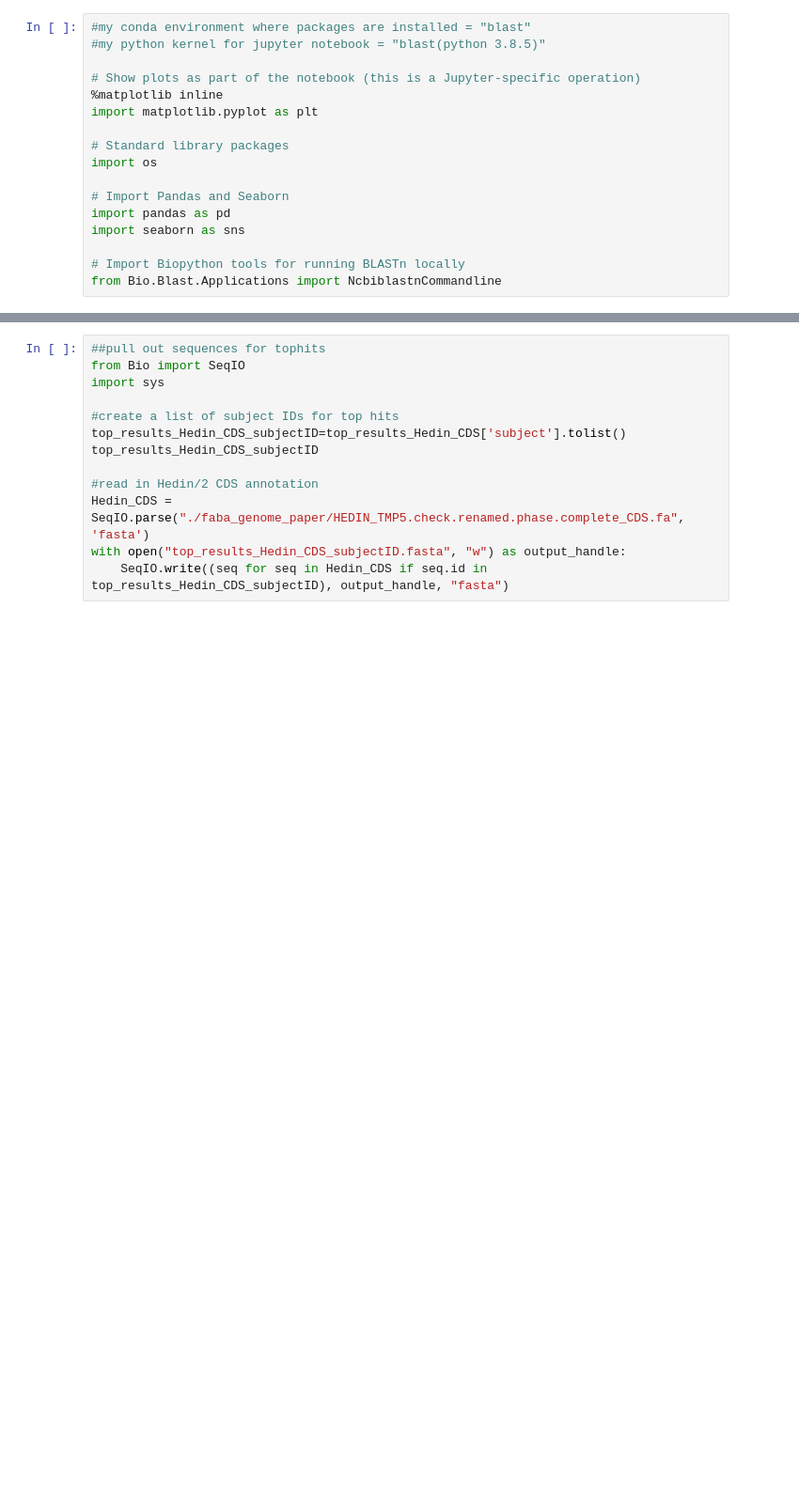
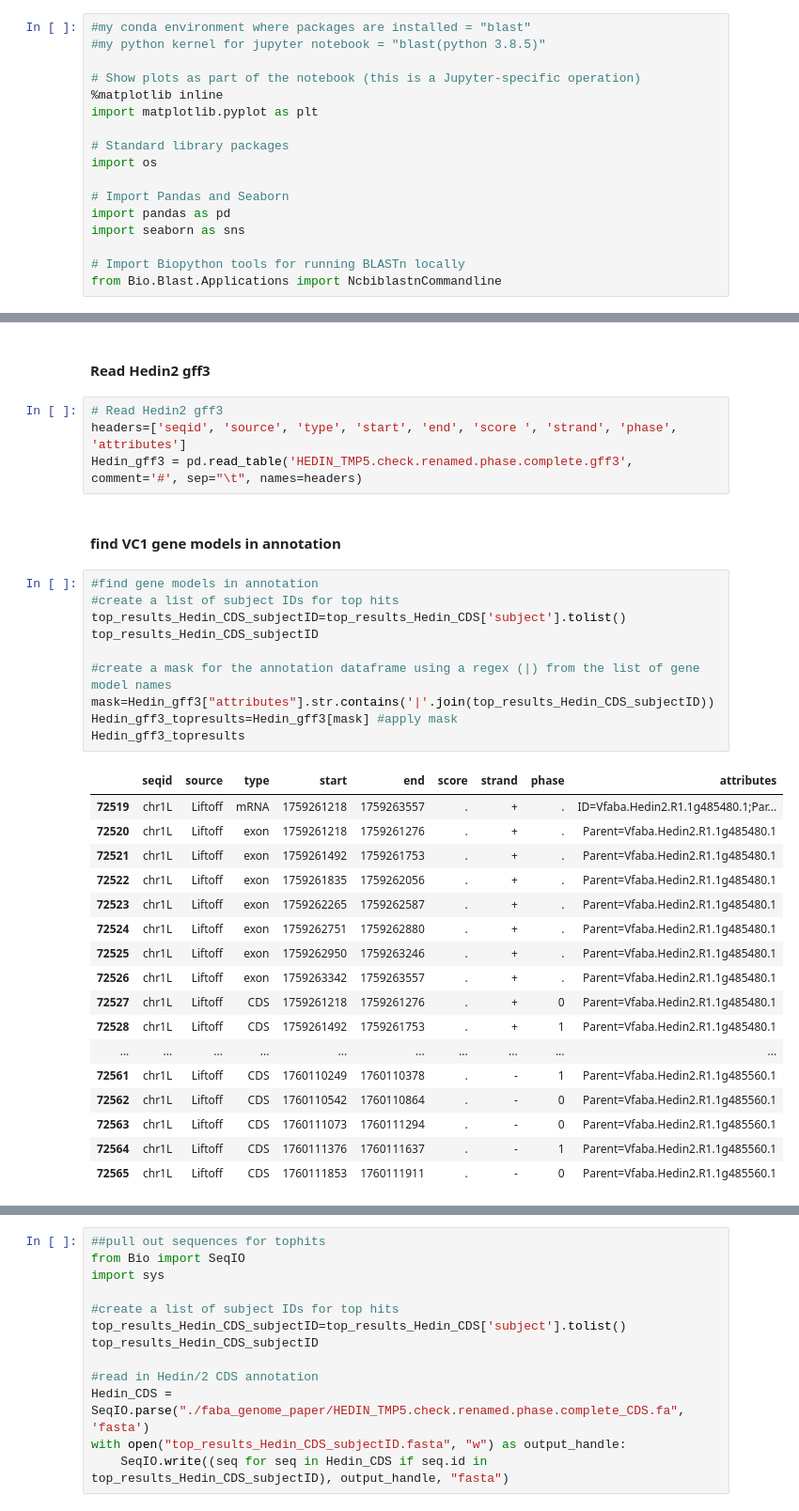
Before and after one commit to Thilanij/FabaVC1_Proposal, a Jupyter notebook: FabaVC1_Proposal.ipynb, the cells around one changed output, grey strips where cells are left out. Shown at 94% size. Saved outputs shown, nothing was run; the diff lists cells and outputs as text; blank space fills up the shorter version.

```diff
--- a/FabaVC1_Proposal.ipynb
+++ b/FabaVC1_Proposal.ipynb
@@ -117,0 +241,36 @@ top_results_Hedin_CDS
+# %% [markdown]
+#### Read Hedin2 gff3
+# %%
+# Read Hedin2 gff3
+headers=['seqid', 'source', 'type', 'start', 'end', 'score ', 'strand', 'phase', 'attributes']
+Hedin_gff3 = pd.read_table('HEDIN_TMP5.check.renamed.phase.complete.gff3', comment='#', sep="\t", names=headers)
+# %% [markdown]
+#### find VC1 gene models in annotation
+# %%
+#find gene models in annotation
+#create a list of subject IDs for top hits
+top_results_Hedin_CDS_subjectID=top_results_Hedin_CDS['subject'].tolist()
+top_results_Hedin_CDS_subjectID
+
+#create a mask for the annotation dataframe using a regex (|) from the list of gene model names
+mask=Hedin_gff3["attributes"].str.contains('|'.join(top_results_Hedin_CDS_subjectID))
+Hedin_gff3_topresults=Hedin_gff3[mask] #apply mask
+Hedin_gff3_topresults
+# %% [output]
+|  | seqid | source | type | start | end | score | strand | phase | attributes |
+| 72519 | chr1L | Liftoff | mRNA | 1759261218 | 1759263557 | . | + | . | ID=Vfaba.Hedin2.R1.1g485480.1;Par... |
+| 72520 | chr1L | Liftoff | exon | 1759261218 | 1759261276 | . | + | . | Parent=Vfaba.Hedin2.R1.1g485480.1 |
+| 72521 | chr1L | Liftoff | exon | 1759261492 | 1759261753 | . | + | . | Parent=Vfaba.Hedin2.R1.1g485480.1 |
+| 72522 | chr1L | Liftoff | exon | 1759261835 | 1759262056 | . | + | . | Parent=Vfaba.Hedin2.R1.1g485480.1 |
+| 72523 | chr1L | Liftoff | exon | 1759262265 | 1759262587 | . | + | . | Parent=Vfaba.Hedin2.R1.1g485480.1 |
+| 72524 | chr1L | Liftoff | exon | 1759262751 | 1759262880 | . | + | . | Parent=Vfaba.Hedin2.R1.1g485480.1 |
+| 72525 | chr1L | Liftoff | exon | 1759262950 | 1759263246 | . | + | . | Parent=Vfaba.Hedin2.R1.1g485480.1 |
+| 72526 | chr1L | Liftoff | exon | 1759263342 | 1759263557 | . | + | . | Parent=Vfaba.Hedin2.R1.1g485480.1 |
+| 72527 | chr1L | Liftoff | CDS | 1759261218 | 1759261276 | . | + | 0 | Parent=Vfaba.Hedin2.R1.1g485480.1 |
+| 72528 | chr1L | Liftoff | CDS | 1759261492 | 1759261753 | . | + | 1 | Parent=Vfaba.Hedin2.R1.1g485480.1 |
+| ... | ... | ... | ... | ... | ... | ... | ... | ... | ... |
+| 72561 | chr1L | Liftoff | CDS | 1760110249 | 1760110378 | . | - | 1 | Parent=Vfaba.Hedin2.R1.1g485560.1 |
+| 72562 | chr1L | Liftoff | CDS | 1760110542 | 1760110864 | . | - | 0 | Parent=Vfaba.Hedin2.R1.1g485560.1 |
+| 72563 | chr1L | Liftoff | CDS | 1760111073 | 1760111294 | . | - | 0 | Parent=Vfaba.Hedin2.R1.1g485560.1 |
+| 72564 | chr1L | Liftoff | CDS | 1760111376 | 1760111637 | . | - | 1 | Parent=Vfaba.Hedin2.R1.1g485560.1 |
+| 72565 | chr1L | Liftoff | CDS | 1760111853 | 1760111911 | . | - | 0 | Parent=Vfaba.Hedin2.R1.1g485560.1 |
```
Also changed, not shown: parts of 56 cells of this notebook.
